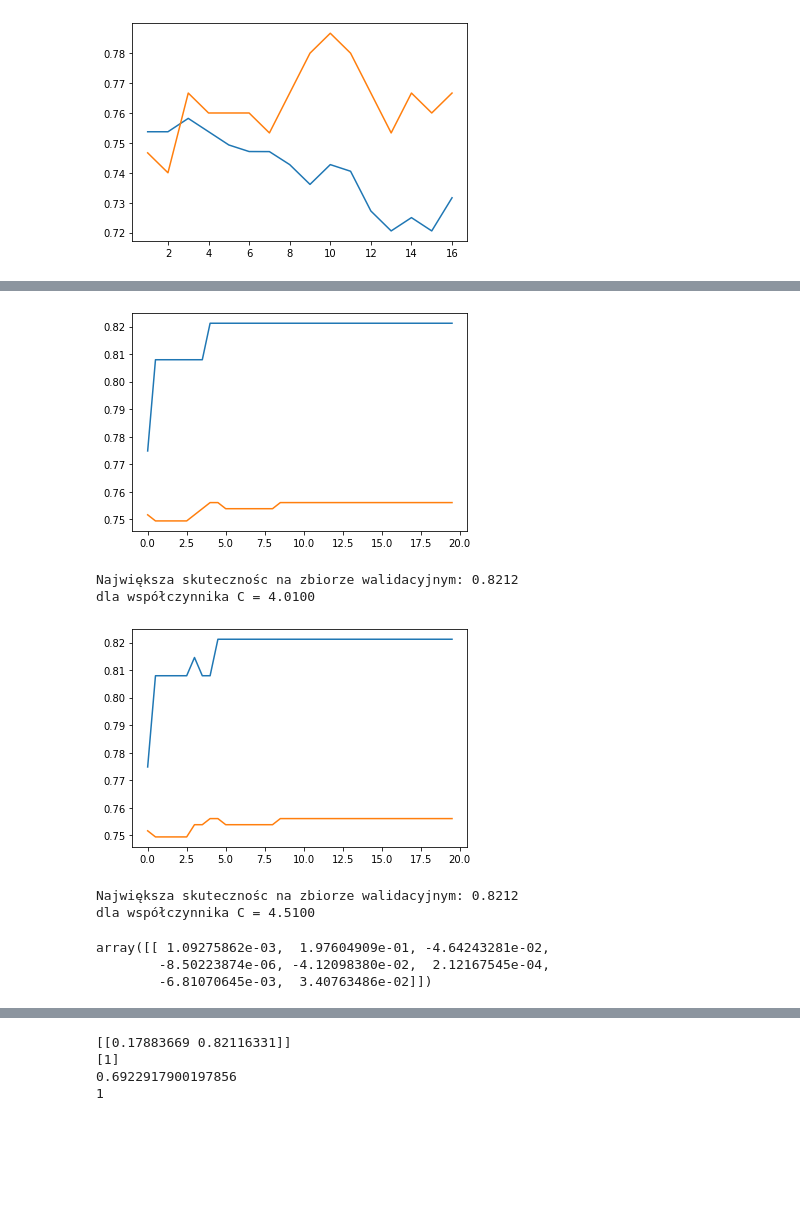
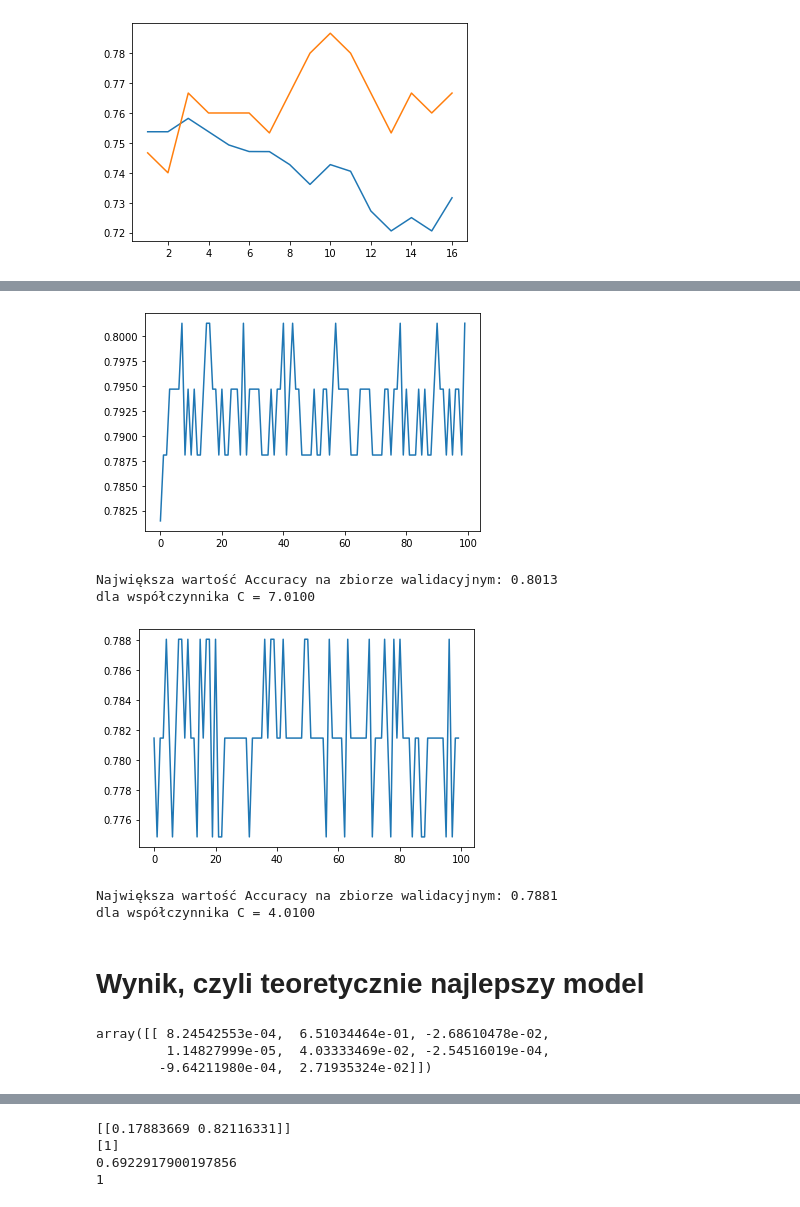
Before and after one commit to isso1550/analiza23_medycyna, a Jupyter notebook: Model.ipynb, the cells around one changed output, grey strips where cells are left out. Cells and saved outputs as stored; diff of their text form; code cells hidden in the pictures; blank space fills up the shorter version.

```diff
--- a/Model.ipynb
+++ b/Model.ipynb
@@ -15,32 +16,31 @@ from math import log
 ## Funkcje pomocnicze
 # %%
 def searchBestCValue(solver, penalty, X_train, y_train, X_val, y_val, min, max, step):
-    val_scores = []
-    train_scores = []
+    scores = []
     values = []
     for C in np.arange(min, max, step):
         model = LogisticRegression(random_state=None, solver=solver, penalty=penalty, C=C).fit(X_train, y_train)
-        score = model.score(X_val, y_val)
-        val_scores.append(score)
-        score = model.score(X_train, y_train)
-        train_scores.append(score)
+        y_pred = model.predict(X_val)
+        score = metrics.f1_score(y_true=y_val, y_pred=y_pred)
+        score = metrics.accuracy_score(y_val, y_pred)
+        scores.append(score)
+
         values.append(C)
-    return val_scores, train_scores, values
+    return scores, values
 
 def testModelParameters(solver, penalty, X_train, y_train, X_val, y_val, plot=True, print_result=True):
     #0.1 2 0.01
     #0.01, 20, 0.5
-    val_scores, train_scores, values = searchBestCValue('liblinear', 'l1', X_train, y_train, X_val, y_val, 0.01, 20, 0.5)
+    val_scores, values = searchBestCValue(solver, penalty, X_train, y_train, X_val, y_val, 0.01, 100, 1)
     if (plot):
         plt.figure()
         plt.plot(values, val_scores)
-        plt.plot(values, train_scores)
         plt.show()
     max = np.max(val_scores)
     idx = val_scores.index(max)
     C = values[idx]
     if(print_result):
-        print("Największa skutecznośc na zbiorze walidacyjnym: %.4f \ndla współczynnika C = %.4f" %(max, C))
+        print("Największa wartość Accuracy na zbiorze walidacyjnym: %.4f \ndla współczynnika C = %.4f" %(max, C))
     return solver, penalty, C, max
 # %% [markdown]
 # Dane wypełnione medianami
@@ -79,7 +79,7 @@ def splitDataset(X, y, random_state=0, print_result=False):
 y = data['Outcome']
 X = data.drop(["Outcome"], axis=1)
 # %%
-X_train, y_train, X_test, y_test, X_val, y_val = splitDataset(X, y, 0, print_result=True)
+X_train, y_train, X_test, y_test, X_val, y_val = splitDataset(X, y, random_state=5, print_result=True)
 # %% [output]
 Zbiór podzielony: TRAIN: 451, VAL: 151, TEST: 150
 # %% [markdown]
@@ -149,23 +154,25 @@ features = ['GlucoseBMI', 'DiabetesPedigreeFunction', 'BMI', 'GlucoseSquared', '
 # %%
 solver, penalty, C, max = testModelParameters('liblinear','l1', X_train[features], y_train, X_val[features], y_val)
 # %% [output]
-[figure, old version]
+[figure, new version]
-Największa skutecznośc na zbiorze walidacyjnym: 0.8212
-dla współczynnika C = 4.0100
+Największa wartość Accuracy na zbiorze walidacyjnym: 0.8013
+dla współczynnika C = 7.0100
 # %%
-solver, penalty, C, max = testModelParameters('liblinear','elasticnet', X_train[features], y_train, X_val[features], y_val)
+solver, penalty, C, max = testModelParameters('liblinear','l2', X_train[features], y_train, X_val[features], y_val)
 # %% [output]
-[figure, old version]
+[figure, new version]
-Największa skutecznośc na zbiorze walidacyjnym: 0.8212
-dla współczynnika C = 4.5100
+Największa wartość Accuracy na zbiorze walidacyjnym: 0.7881
+dla współczynnika C = 4.0100
+# %% [markdown]
+# Wynik, czyli teoretycznie najlepszy model
 # %%
 model = LogisticRegression(random_state=0, solver='liblinear', penalty='l1', C=4.01).fit(X_train[features], y_train)
 # %%
 model.coef_
 # %% [output]
-array([[ 1.09275862e-03,  1.97604909e-01, -4.64243281e-02,
-        -8.50223874e-06, -4.12098380e-02,  2.12167545e-04,
-        -6.81070645e-03,  3.40763486e-02]])
+array([[ 8.24542553e-04,  6.51034464e-01, -2.68610478e-02,
+         1.14827999e-05,  4.03333469e-02, -2.54516019e-04,
+        -9.64211980e-04,  2.71935324e-02]])
 # %%
 sorted = X_test.sort_values(by="GlucoseBMI")
 model_values = (model.predict_proba(sorted[features]))
```
Also changed, not shown: parts of 18 cells of this notebook.
